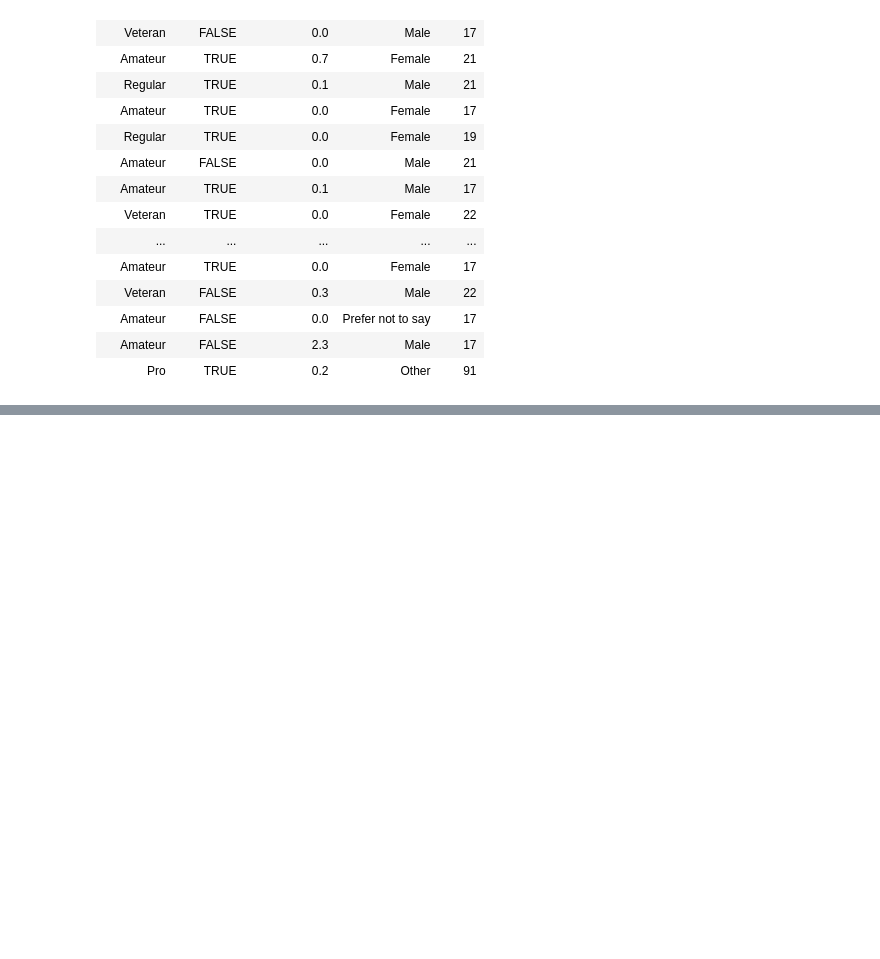
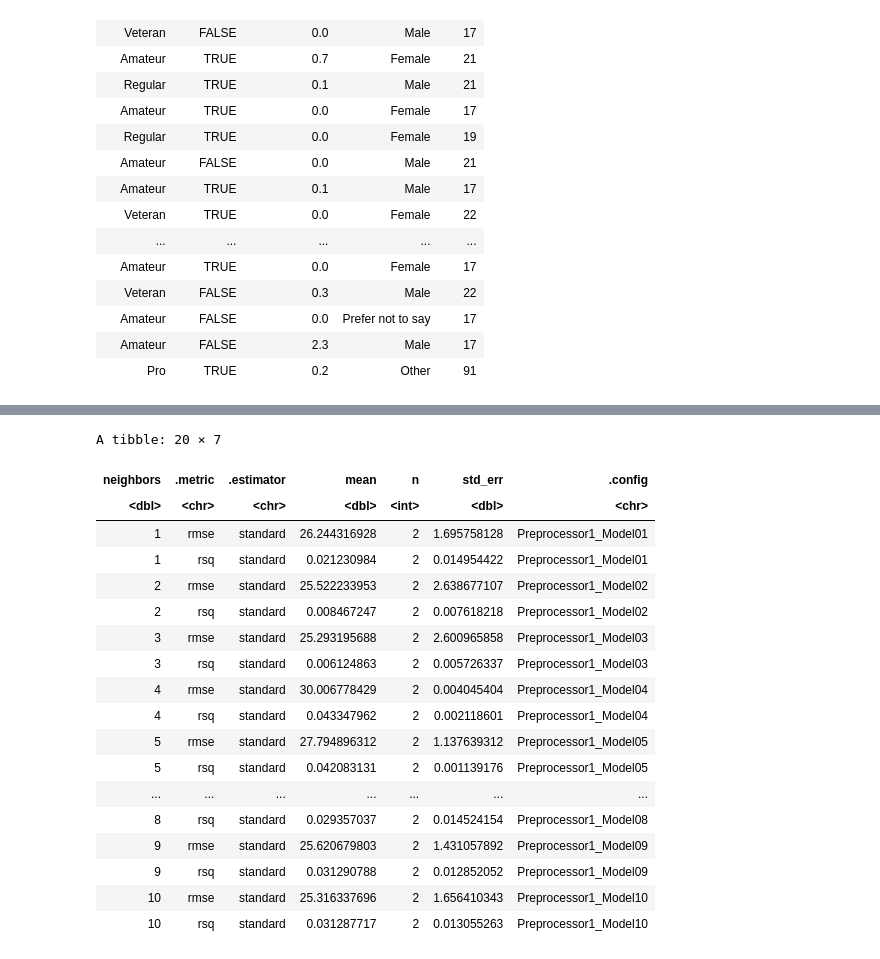
Before and after one commit to codeha/DSCI_PROJECT, a Jupyter notebook: thz project.ipynb, the cells around one changed output, grey strips where cells are left out. Drawn from its saved outputs; the diff is of its cells as text; code cells hidden in the pictures; blank space fills up the shorter version.

```diff
--- a/thz project.ipynb
+++ b/thz project.ipynb
@@ -86,0 +111,13 @@ A tibble: 196 × 6
+# %%
+set.seed(999)
+players_split <- initial_split(players_newcol, prop=0.7, strata = played_hour_group)
+players_training <-training(players_split)
+players_testing <-testing(players_split)
+# %%
+set.seed(999)
+players_model<- nearest_neighbor(weight_func="rectangular", neighbor=tune()) |>
+set_engine ("kknn") |>
+set_mode("regression")
+
+players_recipe <-recipe(played_hours ~experience, subscribe, gender, age_group, data = players_training)
+players_recipe
@@ -86,0 +135,33 @@ A tibble: 196 × 6
+# %%
+set.seed(999)
+#the neighbors2 generate a long warning message that I am not sure whether it affects final outcome.
+# small folds for small data
+players_vfold <- vfold_cv(players_training, v=2)
+gridvals <-tibble(neighbors=seq(from=1, to=10, by=1))
+
+neighbors2<-workflow() |>
+            add_recipe(players_recipe) |>
+            add_model(players_model) |>
+            tune_grid(resamples=players_vfold,grid=gridvals)
+neighbors2_results<-collect_metrics(neighbors2)
+neighbors2_results
+# %% [output]
+A tibble: 20 × 7
+| neighbors | .metric | .estimator | mean | n | std_err | .config |
+| <dbl> | <chr> | <chr> | <dbl> | <int> | <dbl> | <chr> |
+| 1 | rmse | standard | 26.244316928 | 2 | 1.695758128 | Preprocessor1_Model01 |
+| 1 | rsq | standard | 0.021230984 | 2 | 0.014954422 | Preprocessor1_Model01 |
+| 2 | rmse | standard | 25.522233953 | 2 | 2.638677107 | Preprocessor1_Model02 |
+| 2 | rsq | standard | 0.008467247 | 2 | 0.007618218 | Preprocessor1_Model02 |
+| 3 | rmse | standard | 25.293195688 | 2 | 2.600965858 | Preprocessor1_Model03 |
+| 3 | rsq | standard | 0.006124863 | 2 | 0.005726337 | Preprocessor1_Model03 |
+| 4 | rmse | standard | 30.006778429 | 2 | 0.004045404 | Preprocessor1_Model04 |
+| 4 | rsq | standard | 0.043347962 | 2 | 0.002118601 | Preprocessor1_Model04 |
+| 5 | rmse | standard | 27.794896312 | 2 | 1.137639312 | Preprocessor1_Model05 |
+| 5 | rsq | standard | 0.042083131 | 2 | 0.001139176 | Preprocessor1_Model05 |
+| ... | ... | ... | ... | ... | ... | ... |
+| 8 | rsq | standard | 0.029357037 | 2 | 0.014524154 | Preprocessor1_Model08 |
+| 9 | rmse | standard | 25.620679803 | 2 | 1.431057892 | Preprocessor1_Model09 |
+| 9 | rsq | standard | 0.031290788 | 2 | 0.012852052 | Preprocessor1_Model09 |
+| 10 | rmse | standard | 25.316337696 | 2 | 1.656410343 | Preprocessor1_Model10 |
+| 10 | rsq | standard | 0.031287717 | 2 | 0.013055263 | Preprocessor1_Model10 |
```
Also changed, not shown: parts of 5 cells of this notebook.
